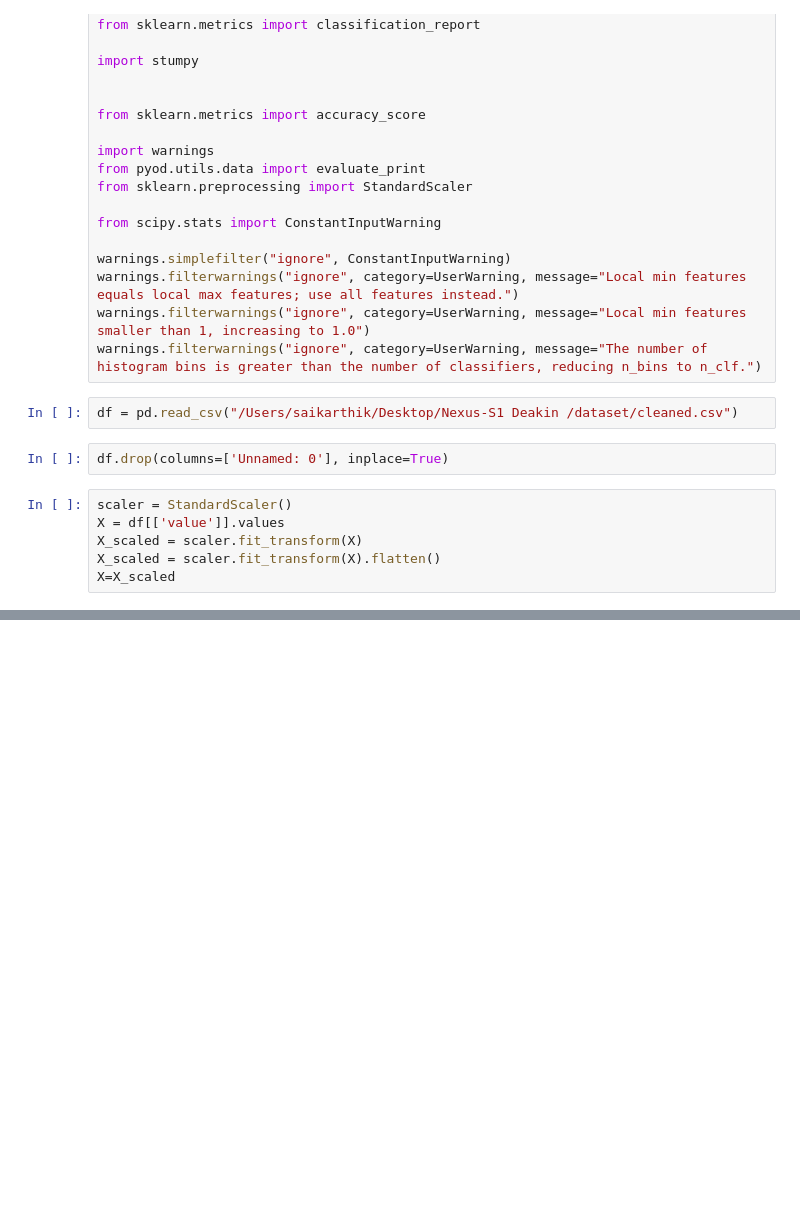
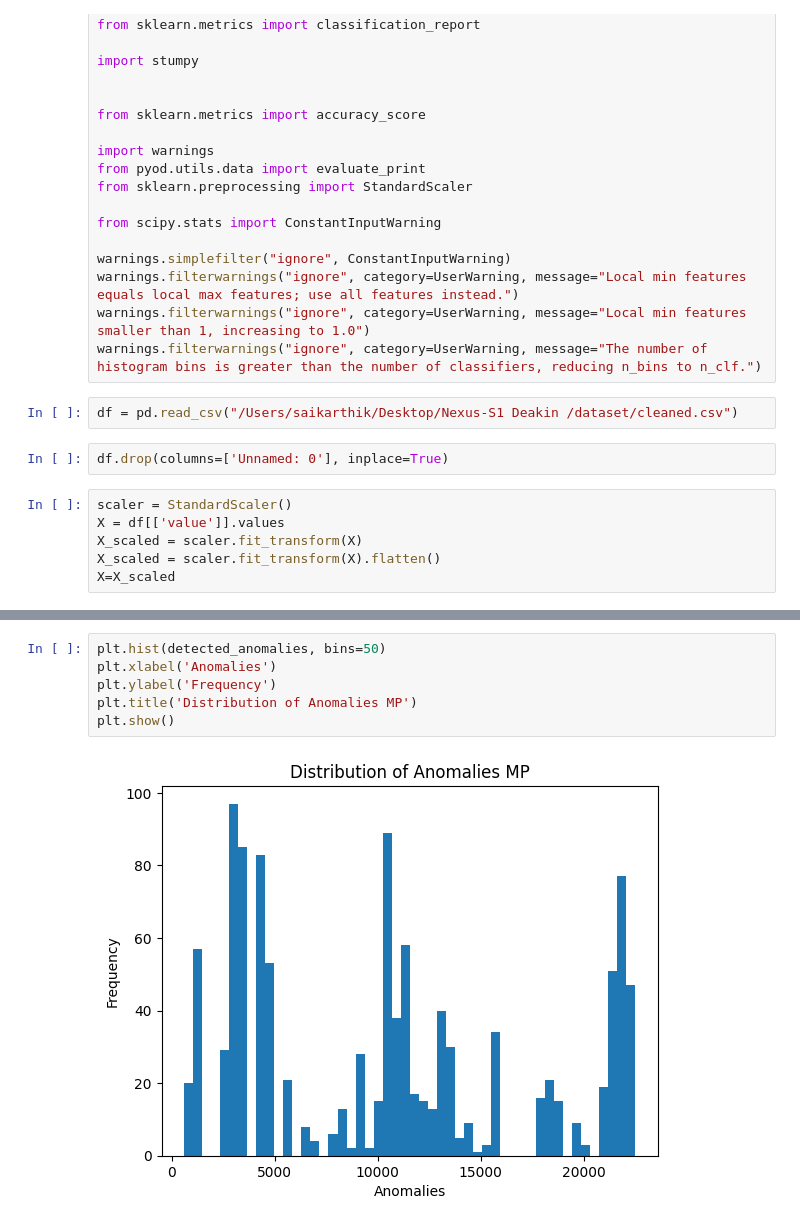
Before and after one commit to sai14karthik/Nexus-S1-Deakin-Internship, a Jupyter notebook: models/stumpy/stumpy.ipynb, the cells around one changed output, grey strips where cells are left out. Cells and saved outputs as stored; diff of their text form; blank space fills up the shorter version.

```diff
--- a/models/stumpy/stumpy.ipynb
+++ b/models/stumpy/stumpy.ipynb
@@ -57 +58,9 @@ plt.show()
 [figure]
+# %%
+plt.hist(detected_anomalies, bins=50)
+plt.xlabel('Anomalies')
+plt.ylabel('Frequency')
+plt.title('Distribution of Anomalies MP')
+plt.show()
+# %% [output]
+[figure, added]
```
Also changed, not shown: parts of 1 cell of this notebook, 23 other files.
